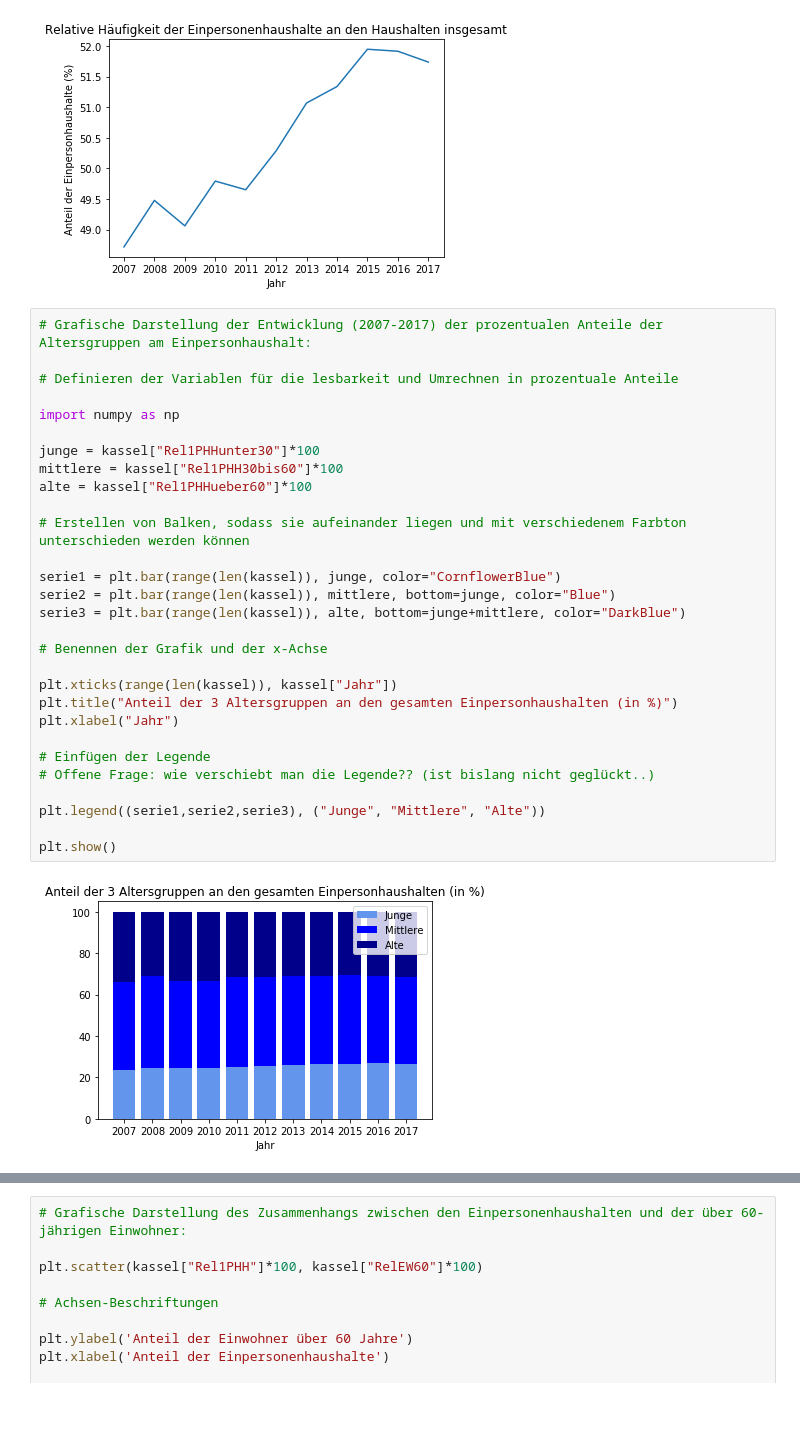
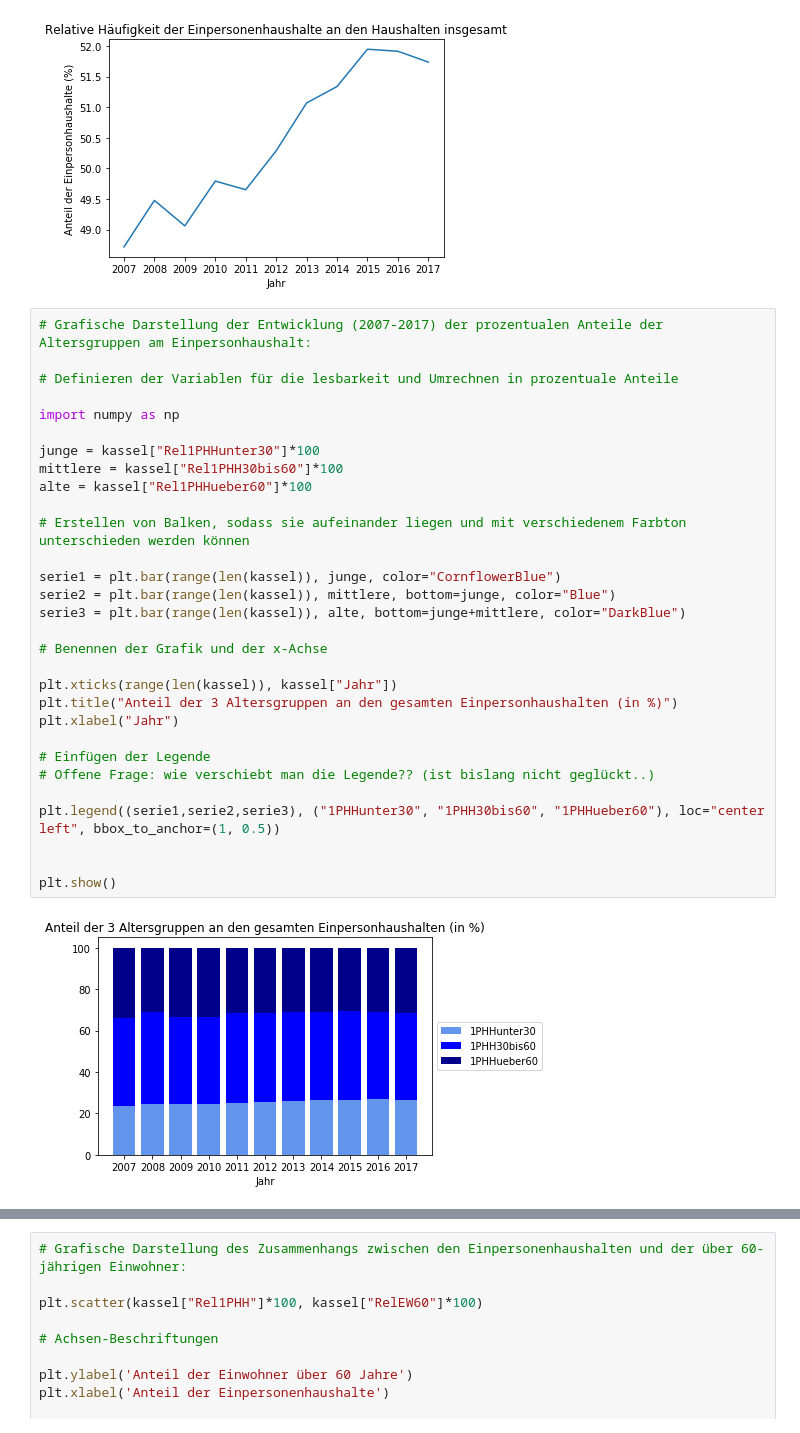
Before and after one commit to tschroeder10961/datascience-urban-segregation, a Jupyter notebook: GruppeD/DatenanalyseKassel_190120.ipynb, the cells around one changed output, grey strips where cells are left out. Drawn from its saved outputs; the diff is of its cells as text.

```diff
--- a/GruppeD/DatenanalyseKassel_190120.ipynb
+++ b/GruppeD/DatenanalyseKassel_190120.ipynb
@@ -573,33 +572,34 @@ Text(0,0.5,'Anteil der Einpersonhaushalte (%)')
 # %%
 # Grafische Darstellung der Entwicklung (2007-2017) der prozentualen Anteile der Altersgruppen am Einpersonhaushalt:
 
 # Definieren der Variablen für die lesbarkeit und Umrechnen in prozentuale Anteile
 
 import numpy as np
 
 junge = kassel["Rel1PHHunter30"]*100
 mittlere = kassel["Rel1PHH30bis60"]*100
 alte = kassel["Rel1PHHueber60"]*100
 
 # Erstellen von Balken, sodass sie aufeinander liegen und mit verschiedenem Farbton unterschieden werden können
 
 serie1 = plt.bar(range(len(kassel)), junge, color="CornflowerBlue")
 serie2 = plt.bar(range(len(kassel)), mittlere, bottom=junge, color="Blue")
 serie3 = plt.bar(range(len(kassel)), alte, bottom=junge+mittlere, color="DarkBlue")
 
 # Benennen der Grafik und der x-Achse
 
 plt.xticks(range(len(kassel)), kassel["Jahr"])
 plt.title("Anteil der 3 Altersgruppen an den gesamten Einpersonhaushalten (in %)")
 plt.xlabel("Jahr")
 
 # Einfügen der Legende
 # Offene Frage: wie verschiebt man die Legende?? (ist bislang nicht geglückt..)
 
-plt.legend((serie1,serie2,serie3), ("Junge", "Mittlere", "Alte"))
+plt.legend((serie1,serie2,serie3), ("1PHHunter30", "1PHH30bis60", "1PHHueber60"), loc="center left", bbox_to_anchor=(1, 0.5))
+
 
 plt.show()
 # %% [output]
-[figure, old version]
+[figure, new version]
 # %%
 # Grafische Darstellung der Entwicklung (2007-2017) der Altersgruppen am Einpersonenhaushalt - absolute Zahlen:
```
Also changed, not shown: parts of 9 cells of this notebook.
